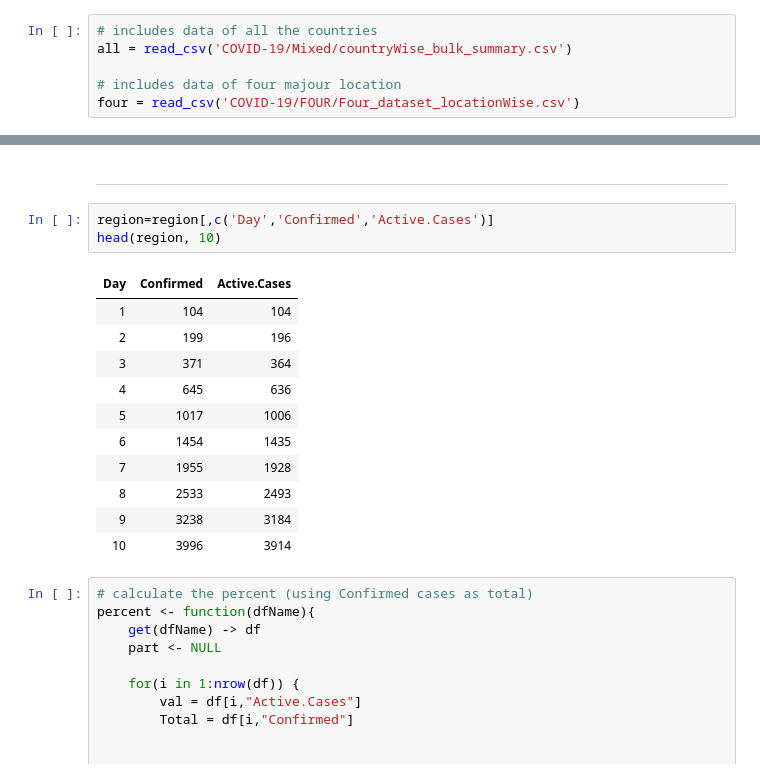
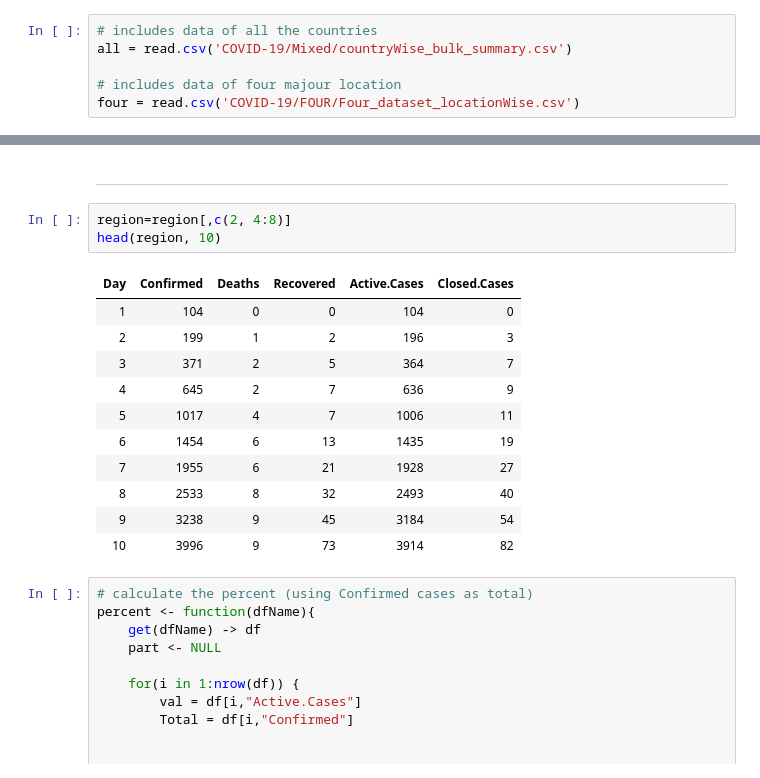
Before and after one commit to ravi-prakash1907/A-tracking-of-COVID-19, a Jupyter notebook: COVID-19/Notebooks/Predict Active-Cases (anywhere).ipynb, the cells around one changed output, grey strips where cells are left out. Cells and saved outputs as stored; diff of their text form.

```diff
--- a/COVID-19/Notebooks/Predict Active-Cases (anywhere).ipynb
+++ b/COVID-19/Notebooks/Predict Active-Cases (anywhere).ipynb
@@ -31,7 +24,7 @@ Registered S3 methods overwritten by 'ggplot2':
 <hr />
 # %%
 # includes data of all the countries
-all = read_csv('COVID-19/Mixed/countryWise_bulk_summary.csv')
+all = read.csv('COVID-19/Mixed/countryWise_bulk_summary.csv')
 
 # includes data of four majour location
-four = read_csv('COVID-19/FOUR/Four_dataset_locationWise.csv')
+four = read.csv('COVID-19/FOUR/Four_dataset_locationWise.csv')
@@ -102,20 +77,20 @@ head(region)
 # %% [markdown]
 <hr />
 # %%
-region=region[,c('Day','Confirmed','Active.Cases')]
+region=region[,c(2, 4:8)]
 head(region, 10)
 # %% [output]
-| Day | Confirmed | Active.Cases |
-| 1 | 104 | 104 |
-| 2 | 199 | 196 |
-| 3 | 371 | 364 |
-| 4 | 645 | 636 |
-| 5 | 1017 | 1006 |
-| 6 | 1454 | 1435 |
-| 7 | 1955 | 1928 |
-| 8 | 2533 | 2493 |
-| 9 | 3238 | 3184 |
-| 10 | 3996 | 3914 |
+| Day | Confirmed | Deaths | Recovered | Active.Cases | Closed.Cases |
+| 1 | 104 | 0 | 0 | 104 | 0 |
+| 2 | 199 | 1 | 2 | 196 | 3 |
+| 3 | 371 | 2 | 5 | 364 | 7 |
+| 4 | 645 | 2 | 7 | 636 | 9 |
+| 5 | 1017 | 4 | 7 | 1006 | 11 |
+| 6 | 1454 | 6 | 13 | 1435 | 19 |
+| 7 | 1955 | 6 | 21 | 1928 | 27 |
+| 8 | 2533 | 8 | 32 | 2493 | 40 |
+| 9 | 3238 | 9 | 45 | 3184 | 54 |
+| 10 | 3996 | 9 | 73 | 3914 | 82 |
 # %%
 # calculate the percent (using Confirmed cases as total)
 percent <- function(dfName){
```
Also changed, not shown: parts of 9 cells of this notebook.
